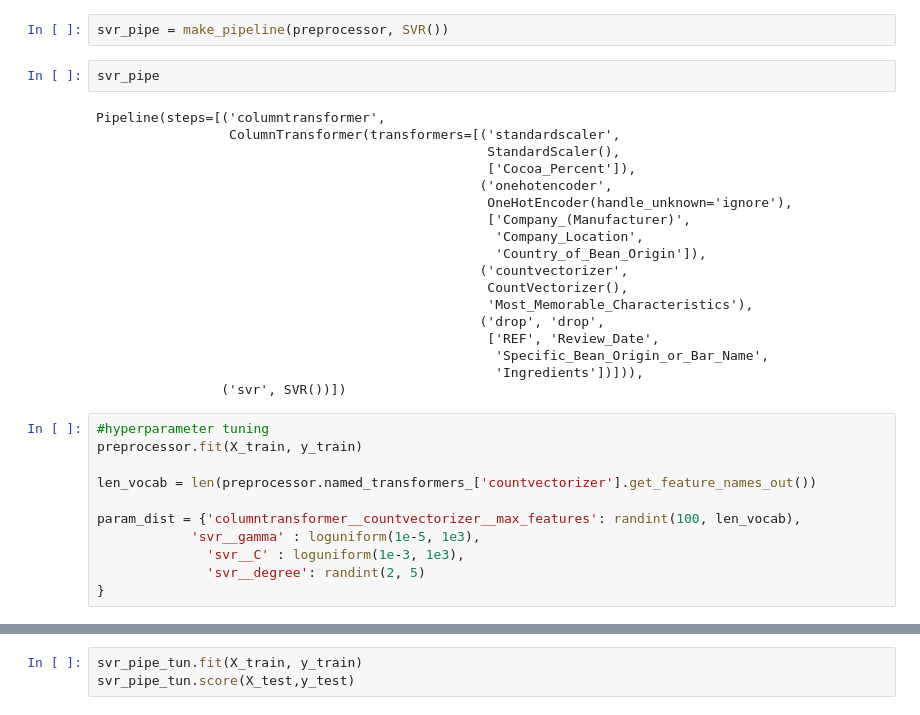
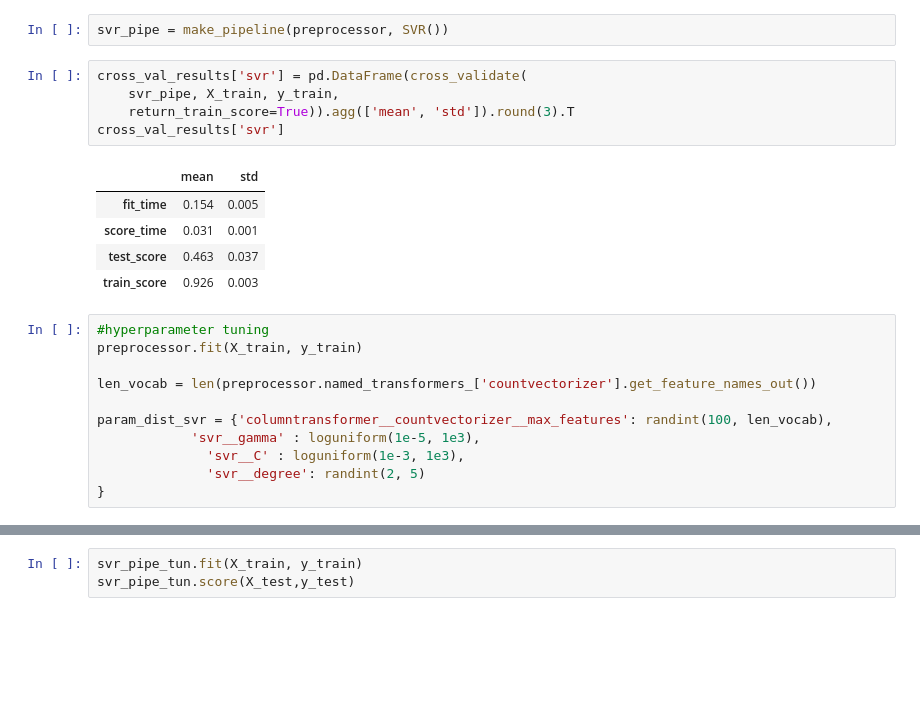
Before and after one commit to robindhillon1/chocolate_rating, a Jupyter notebook: results/ml_draft.ipynb, the cells around one changed output, grey strips where cells are left out. Saved outputs shown, nothing was run; the diff lists cells and outputs as text; blank space fills up the shorter version.

```diff
--- a/results/ml_draft.ipynb
+++ b/results/ml_draft.ipynb
@@ -52,33 +52,24 @@ cross_val_results['dummy']
 | train_score | 0.000 | 0.000 |
 # %%
 svr_pipe = make_pipeline(preprocessor, SVR())
-# %%
-svr_pipe
-# %% [output]
-Pipeline(steps=[('columntransformer',
-                 ColumnTransformer(transformers=[('standardscaler',
-                                                  StandardScaler(),
-                                                  ['Cocoa_Percent']),
-                                                 ('onehotencoder',
-                                                  OneHotEncoder(handle_unknown='ignore'),
-                                                  ['Company_(Manufacturer)',
-                                                   'Company_Location',
-                                                   'Country_of_Bean_Origin']),
-                                                 ('countvectorizer',
-                                                  CountVectorizer(),
-                                                  'Most_Memorable_Characteristics'),
-                                                 ('drop', 'drop',
-                                                  ['REF', 'Review_Date',
-                                                   'Specific_Bean_Origin_or_Bar_Name',
-                                                   'Ingredients'])])),
-                ('svr', SVR())])
+# %%
+cross_val_results['svr'] = pd.DataFrame(cross_validate(
+    svr_pipe, X_train, y_train,
+    return_train_score=True)).agg(['mean', 'std']).round(3).T
+cross_val_results['svr']
+# %% [output]
+|  | mean | std |
+| fit_time | 0.154 | 0.005 |
+| score_time | 0.031 | 0.001 |
+| test_score | 0.463 | 0.037 |
+| train_score | 0.926 | 0.003 |
 # %%
 #hyperparameter tuning
 preprocessor.fit(X_train, y_train)
 
 len_vocab = len(preprocessor.named_transformers_['countvectorizer'].get_feature_names_out())
 
-param_dist = {'columntransformer__countvectorizer__max_features': randint(100, len_vocab),
+param_dist_svr = {'columntransformer__countvectorizer__max_features': randint(100, len_vocab),
             'svr__gamma' : loguniform(1e-5, 1e3),
               'svr__C' : loguniform(1e-3, 1e3),
               'svr__degree': randint(2, 5)
```
Also changed, not shown: parts of 13 cells of this notebook.
